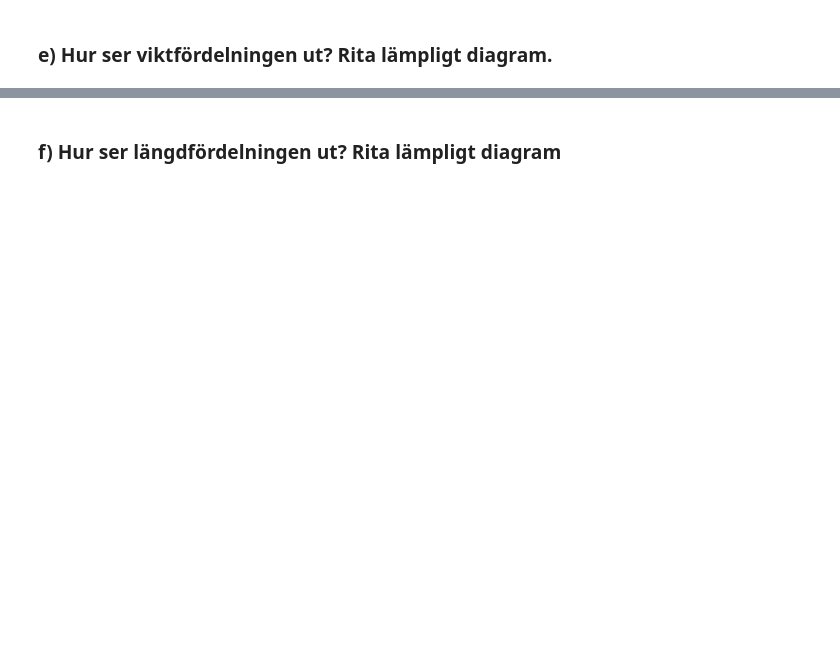
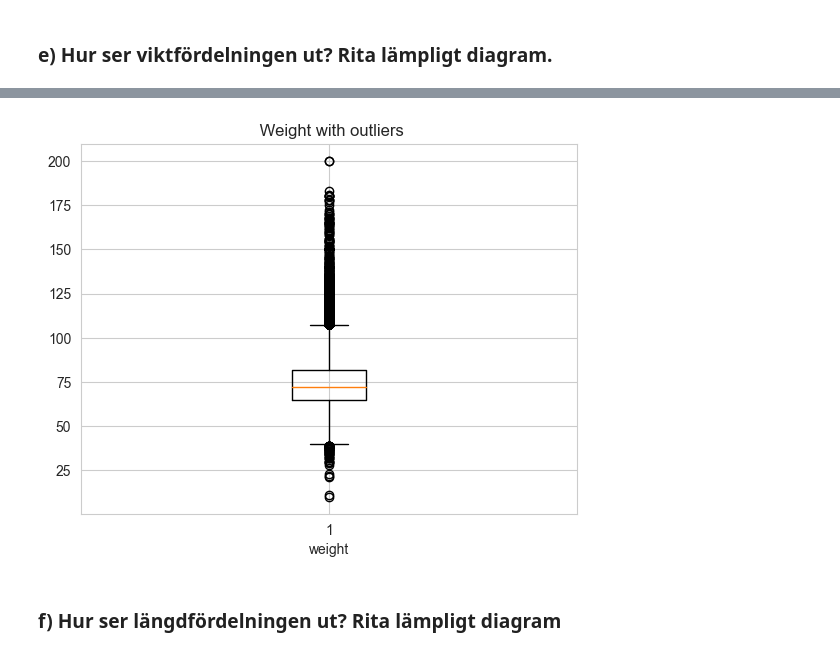
Before and after one commit to VineelaNedunuri/Disease--Prediction-Machine-Learning, a Jupyter notebook: EDA_Disease_prediction.ipynb, the cells around one changed output, grey strips where cells are left out. Cells and saved outputs as stored; diff of their text form; code cells hidden in the pictures; blank space fills up the shorter version.

```diff
--- a/EDA_Disease_prediction.ipynb
+++ b/EDA_Disease_prediction.ipynb
@@ -289,3 +288,10 @@ plt.show()
+# %%
+plt.boxplot(df['weight'])
+plt.title(' Weight with outliers')
+plt.xlabel('weight')
+plt.show()
+# %% [output]
+[figure, added]
 # %% [markdown]
 ### f) Hur ser längdfördelningen ut? Rita lämpligt diagram
 # %%
```
Also changed, not shown: parts of 12 cells of this notebook.
